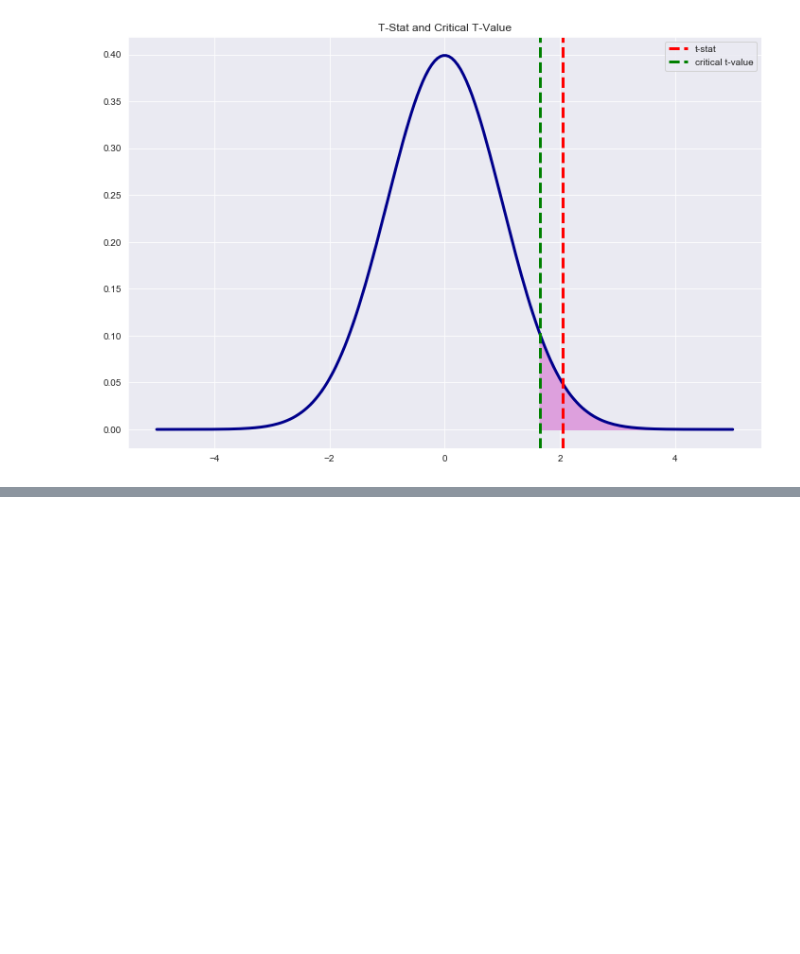
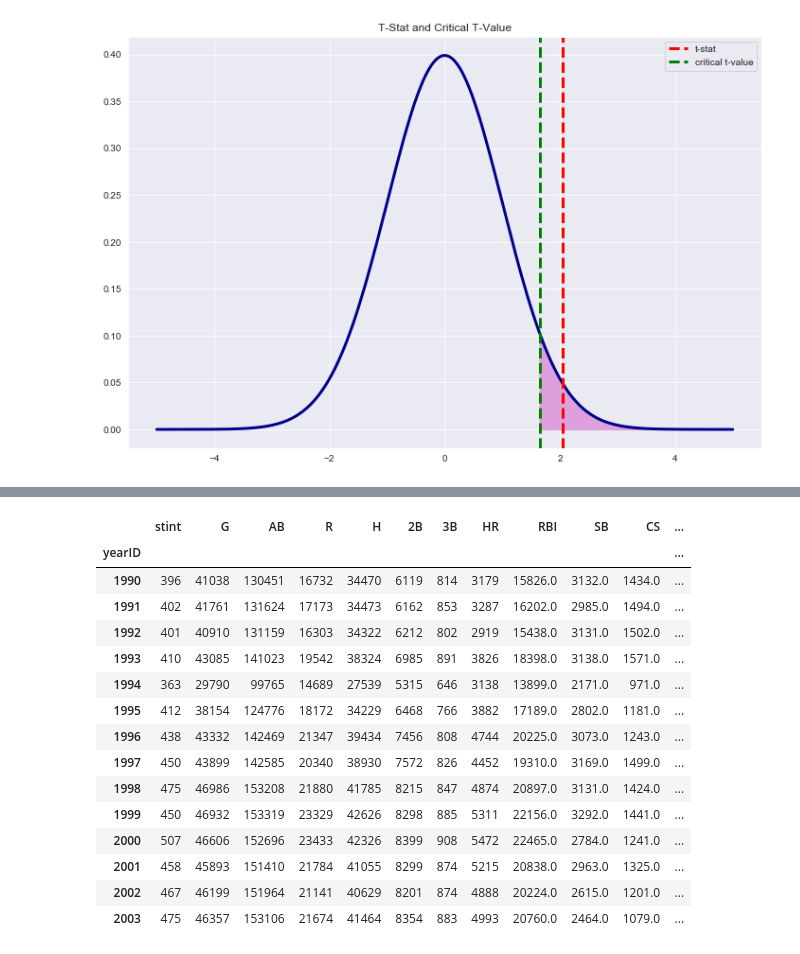
Before and after one commit to cjriggio/juiced, a Jupyter notebook: Juice-vs-Steroids.ipynb, the cells around one changed output, grey strips where cells are left out. Cells and saved outputs as stored; diff of their text form; code cells hidden in the pictures; blank space fills up the shorter version.

```diff
--- a/Juice-vs-Steroids.ipynb
+++ b/Juice-vs-Steroids.ipynb
@@ -229,0 +318,21 @@ plt.show()
+# %%
+steroids['SOHR'] = steroids['HR']/steroids['SO']
+# %%
+steroids.groupby('yearID').sum()
+# %% [output]
+|  | stint | G | AB | R | H | 2B | 3B | HR | RBI | SB | CS | ... |
+| yearID |  |  |  |  |  |  |  |  |  |  |  | ... |
+| 1990 | 396 | 41038 | 130451 | 16732 | 34470 | 6119 | 814 | 3179 | 15826.0 | 3132.0 | 1434.0 | ... |
+| 1991 | 402 | 41761 | 131624 | 17173 | 34473 | 6162 | 853 | 3287 | 16202.0 | 2985.0 | 1494.0 | ... |
+| 1992 | 401 | 40910 | 131159 | 16303 | 34322 | 6212 | 802 | 2919 | 15438.0 | 3131.0 | 1502.0 | ... |
+| 1993 | 410 | 43085 | 141023 | 19542 | 38324 | 6985 | 891 | 3826 | 18398.0 | 3138.0 | 1571.0 | ... |
+| 1994 | 363 | 29790 | 99765 | 14689 | 27539 | 5315 | 646 | 3138 | 13899.0 | 2171.0 | 971.0 | ... |
+| 1995 | 412 | 38154 | 124776 | 18172 | 34229 | 6468 | 766 | 3882 | 17189.0 | 2802.0 | 1181.0 | ... |
+| 1996 | 438 | 43332 | 142469 | 21347 | 39434 | 7456 | 808 | 4744 | 20225.0 | 3073.0 | 1243.0 | ... |
+| 1997 | 450 | 43899 | 142585 | 20340 | 38930 | 7572 | 826 | 4452 | 19310.0 | 3169.0 | 1499.0 | ... |
+| 1998 | 475 | 46986 | 153208 | 21880 | 41785 | 8215 | 847 | 4874 | 20897.0 | 3131.0 | 1424.0 | ... |
+| 1999 | 450 | 46932 | 153319 | 23329 | 42626 | 8298 | 885 | 5311 | 22156.0 | 3292.0 | 1441.0 | ... |
+| 2000 | 507 | 46606 | 152696 | 23433 | 42326 | 8399 | 908 | 5472 | 22465.0 | 2784.0 | 1241.0 | ... |
+| 2001 | 458 | 45893 | 151410 | 21784 | 41055 | 8299 | 874 | 5215 | 20838.0 | 2963.0 | 1325.0 | ... |
+| 2002 | 467 | 46199 | 151964 | 21141 | 40629 | 8201 | 874 | 4888 | 20224.0 | 2615.0 | 1201.0 | ... |
+| 2003 | 475 | 46357 | 153106 | 21674 | 41464 | 8354 | 883 | 4993 | 20760.0 | 2464.0 | 1079.0 | ... |
```
Also changed, not shown: parts of 15 cells of this notebook.
